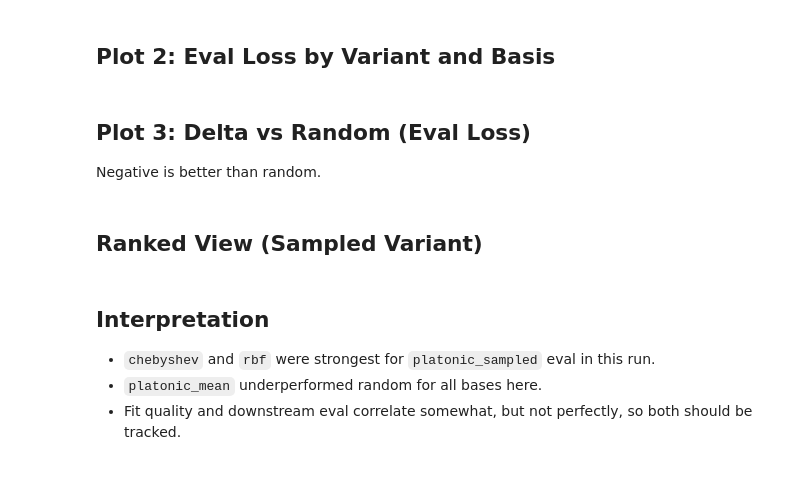
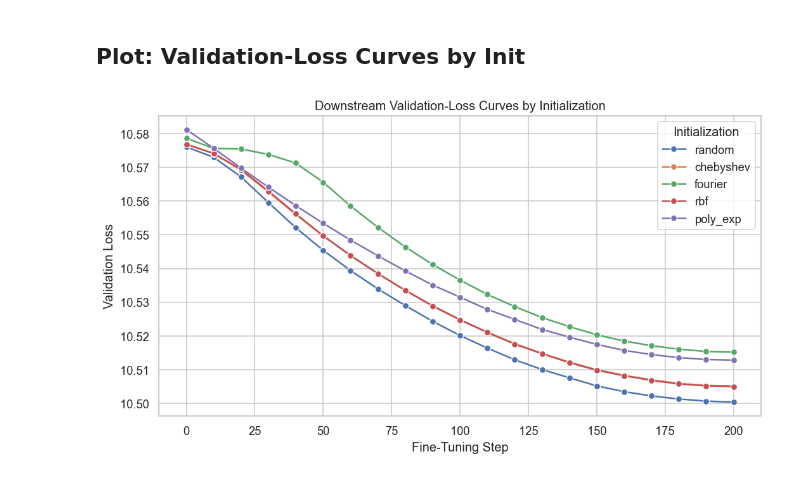
Before and after one commit to jopetty/platonic-init, a Jupyter notebook: output/jupyter-notebook/dyck-tinygpt2-basis-sweep.ipynb, the cells around one changed output. Cells and saved outputs as stored; diff of their text form; code cells hidden in the pictures.

Commit message:
Restructure pretraining pipeline and add transfer-init eval

```diff
--- a/output/jupyter-notebook/dyck-tinygpt2-basis-sweep.ipynb
+++ b/output/jupyter-notebook/dyck-tinygpt2-basis-sweep.ipynb
@@ -92,0 +51,12 @@ plt.show()
+# %%
+summary_rows = []
+for r in results:
+    summary_rows.append({
+        'init': r['label'],
+        'initial_eval_loss': r.get('initial_eval_loss'),
+        'best_eval_loss': r.get('best_eval_loss'),
+        'final_eval_loss': r.get('final_eval_loss', r.get('eval_loss')),
+    })
+
+summary_df = pd.DataFrame(summary_rows).sort_values('init').reset_index(drop=True)
+summary_df
@@ -93,2 +70,2 @@ plt.show()
 # %% [markdown]
-## Plot 2: Eval Loss by Variant and Basis
+## Plot: Validation-Loss Curves by Init
@@ -118,3 +71,0 @@ plt.show()
-# %% [markdown]
-## Plot 3: Delta vs Random (Eval Loss)
-Negative is better than random.
@@ -144,2 +71,0 @@ plt.show()
-# %% [markdown]
-## Ranked View (Sampled Variant)
@@ -152,6 +72,35 @@ ranked
-# %% [markdown]
-## Interpretation
-
-- `chebyshev` and `rbf` were strongest for `platonic_sampled` eval in this run.
-- `platonic_mean` underperformed random for all bases here.
-- Fit quality and downstream eval correlate somewhat, but not perfectly, so both should be tracked.
+# %%
+curve_rows = []
+for r in results:
+    label = r['label']
+    for point in r.get('eval_curve', []):
+        curve_rows.append({
+            'init': label,
+            'step': int(point['step']),
+            'eval_loss': float(point['eval_loss']),
+        })
+
+curve_df = pd.DataFrame(curve_rows).sort_values(['init', 'step']).reset_index(drop=True)
+
+preferred_order = ['random', 'chebyshev', 'fourier', 'rbf', 'poly_exp']
+available = [x for x in preferred_order if x in curve_df['init'].unique()]
+remaining = sorted([x for x in curve_df['init'].unique() if x not in available])
+hue_order = available + remaining
+
+plt.figure(figsize=(9, 5))
+sns.lineplot(
+    data=curve_df,
+    x='step',
+    y='eval_loss',
+    hue='init',
+    hue_order=hue_order,
+    marker='o',
+)
+plt.title('Downstream Validation-Loss Curves by Initialization')
+plt.xlabel('Fine-Tuning Step')
+plt.ylabel('Validation Loss')
+plt.legend(title='Initialization', loc='best')
+plt.tight_layout()
+plt.show()
+# %% [output]
+[figure, added]
```
Also changed, not shown: parts of 14 cells of this notebook, 7 other files.
